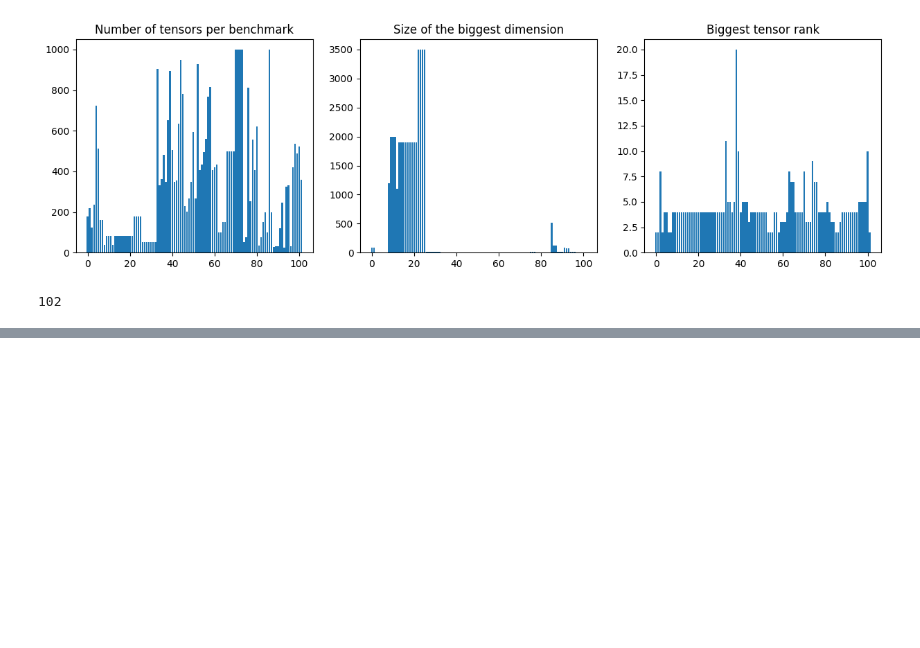
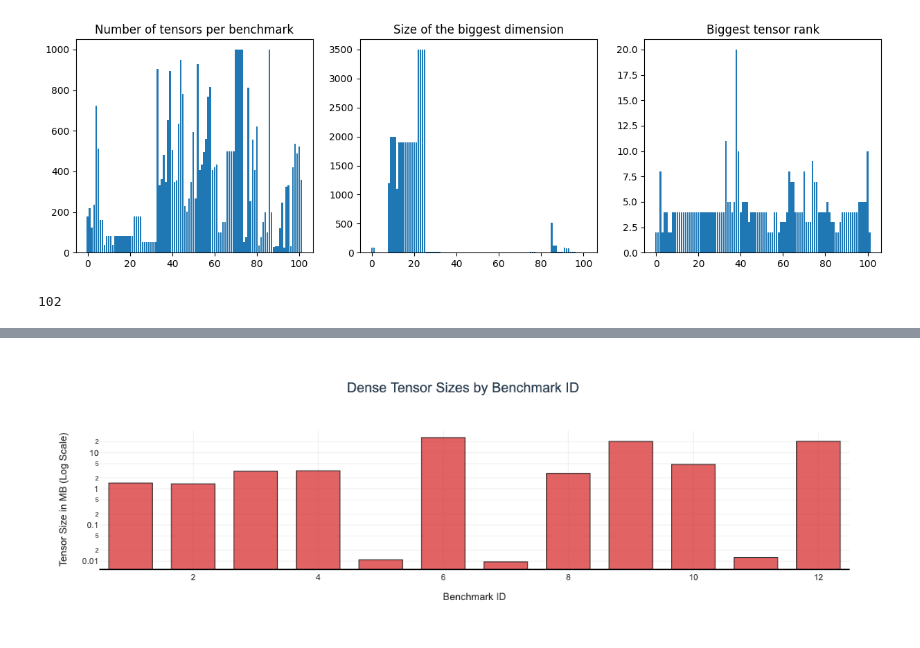
Before and after one commit to lac-dcc/adlet, a Jupyter notebook: benchmarks/analysis/einsum.ipynb, the cells around one changed output, grey strips where cells are left out. Cells and saved outputs as stored; diff of their text form; code cells hidden in the pictures; blank space fills up the shorter version.

```diff
--- a/benchmarks/analysis/einsum.ipynb
+++ b/benchmarks/analysis/einsum.ipynb
@@ -279,0 +615,4 @@ priority = [
+# %%
+plot_size(full_df)
+# %% [output]
+[figure, added]
```
Also changed, not shown: parts of 10 cells of this notebook, 2 other files.
